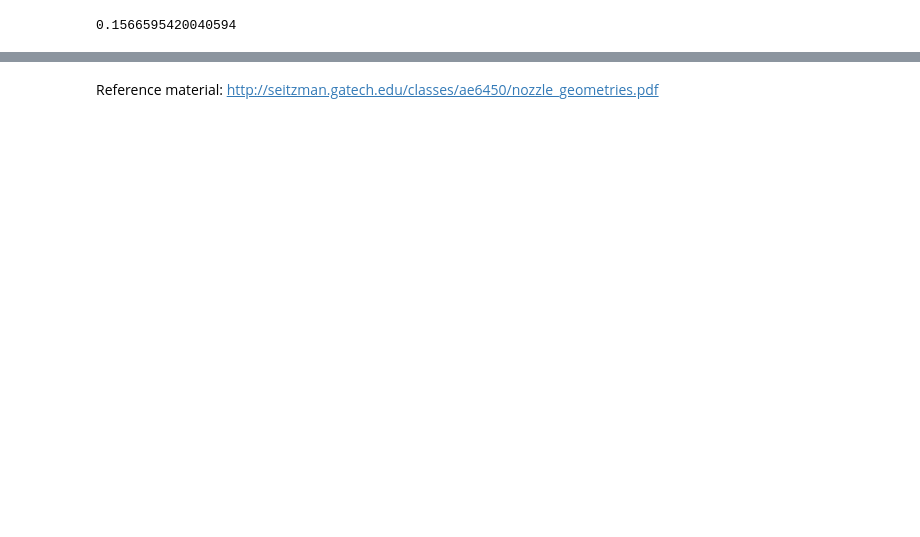
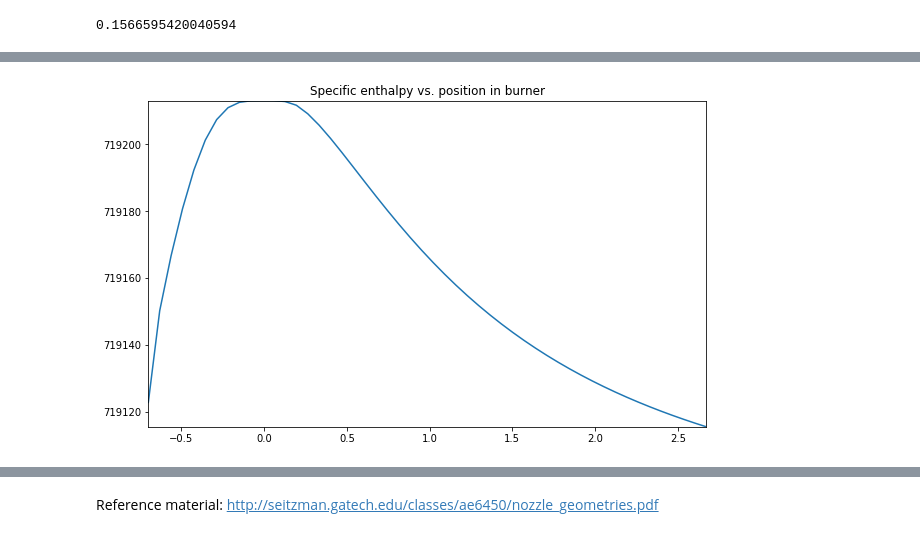
Before and after one commit to kb3guy/burnerStudy, a Jupyter notebook: Cone Nozzle.ipynb, the cells around one changed output, grey strips where cells are left out. Saved outputs shown, nothing was run; the diff lists cells and outputs as text; code cells hidden in the pictures; blank space fills up the shorter version.

```diff
--- a/Cone Nozzle.ipynb
+++ b/Cone Nozzle.ipynb
@@ -251 +266,3 @@ plt.show()
+# %%
+v_spec = lambda x: 1/rho(x)
 # %% [markdown]
@@ -256,0 +283,4 @@ $T = \frac{Pv}{mR_{spec}} $
+# %%
+u_0 = (1/molmass)*C_v*T_0
+# %%
+h_0 = u_0 + p_0*v_spec(0)
@@ -256,0 +302,26 @@ $T = \frac{Pv}{mR_{spec}} $
+# %%
+# equation for specific enthalpy
+h = lambda x: h_0 -0.5*(V(x)-V(0))**2
+
+# Define the points to be plotted
+senthalpy = []
+
+xrange = np.linspace(-schnozz.r_1,schnozz.e_x,num=50)
+for x in xrange:
+    senthalpy.append(h(x))
+
+# Set up the plot
+fig = plt.figure(figsize=(10,6))
+ax = fig.add_subplot(111)
+
+# Define limits for graph axes
+axes = plt.gca()
+axes.set_ylim([min(senthalpy),max(senthalpy)])
+axes.set_xlim([min(xrange),max(xrange)])
+
+# Plot the chart
+ax.plot(xrange,senthalpy)
+plt.title("Specific enthalpy vs. position in burner")
+plt.show()
+# %% [output]
+[figure, added]
```
Also changed, not shown: parts of 17 cells of this notebook.
